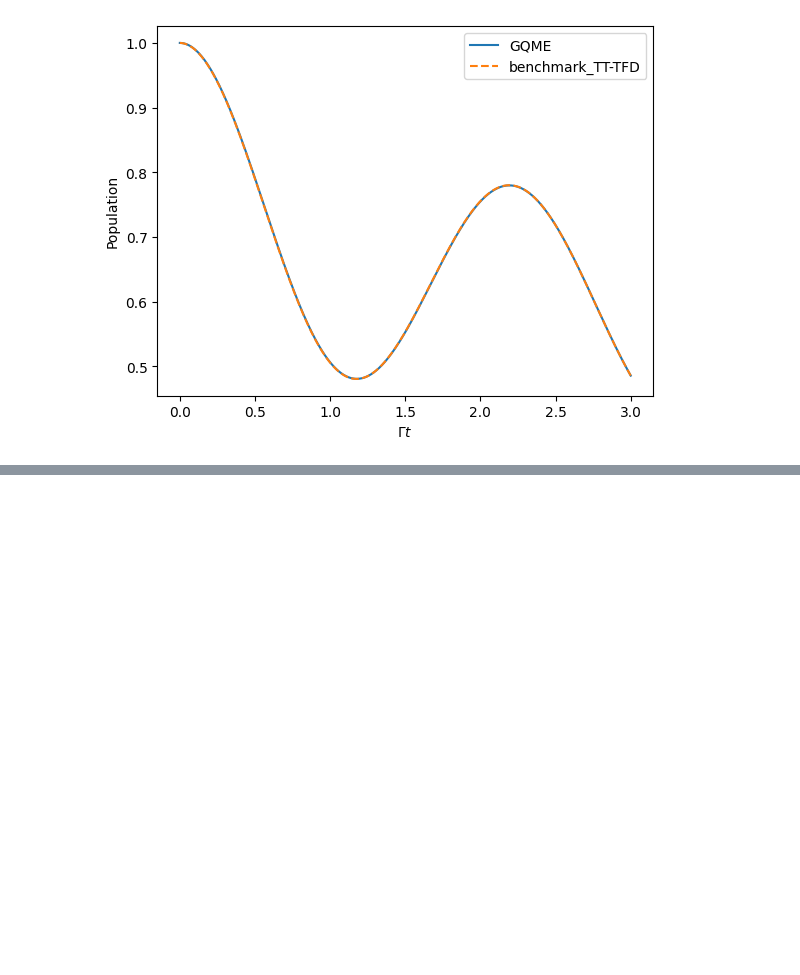
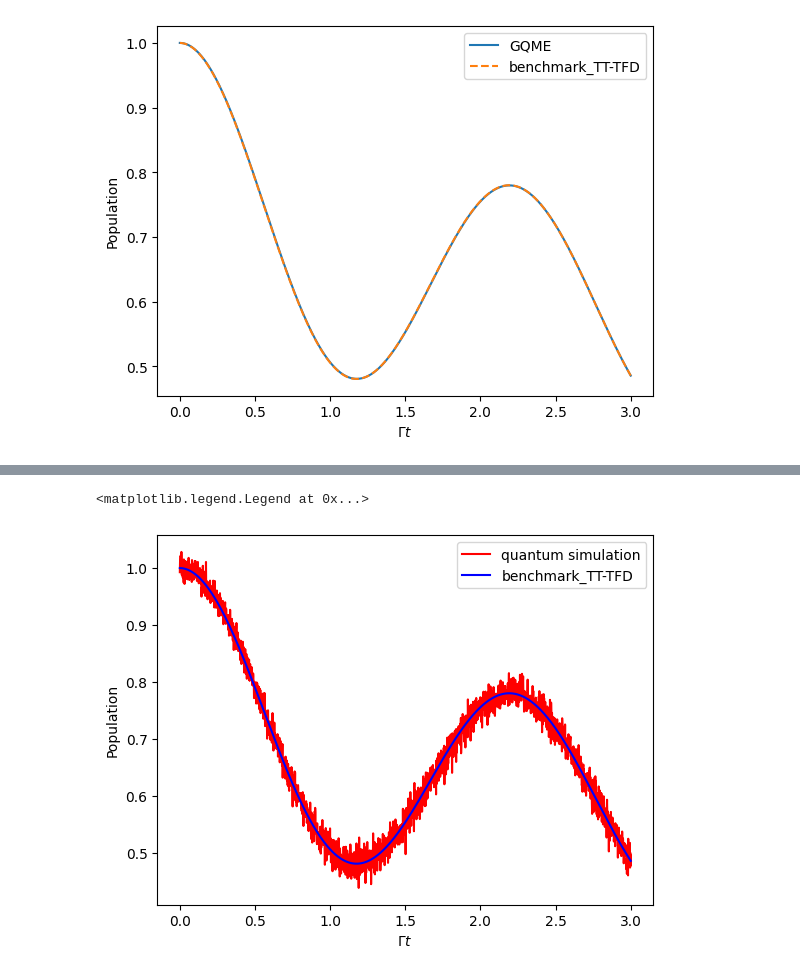
Before and after one commit to XiaohanDan97/CCI_PartIII_GQME, a Jupyter notebook: CCIGQME_Tutorial.ipynb, the cells around one changed output, grey strips where cells are left out. Saved outputs shown, nothing was run; the diff lists cells and outputs as text; code cells hidden in the pictures; blank space fills up the shorter version.

Commit message:
Check GQME, add dilation code
Ningyi checked the GQME part, add some code with GoogleDrive
Add the quantum algorithm based on dilation to the ipynb.

```diff
--- a/CCIGQME_Tutorial.ipynb
+++ b/CCIGQME_Tutorial.ipynb
@@ -290,7 +297,7 @@ sigma_hold[0] = 1.
 # loop to propagate sigma
 print(">>> Starting GQME propagation, memory time =", MEM_TIME)
 for l in range(TIME_STEPS - 1): # it propagates to the final time step
-    print(l)
+    if l%100==0: print(l)
     currentTime = l * DT
 
     sigma_hold = PropagateRK4(currentTime, MEM_TIME, kernel, sigma_hold, sigma)
@@ -332,0 +385,25 @@ plt.legend()
+# %%
+from numpy import linalg as la
+import scipy.linalg as sp
+
+def dilate(array):
+
+  # Normalization factor of 1.5 to ensure contraction
+  norm = la.norm(array,2)*1.5
+  array_new = array/norm
+
+  ident = np.eye(array.shape[0])
+
+  # Calculate the conjugate transpose of the G propagator
+  fcon = (array_new.conjugate()).T
+
+  # Calculate the defect matrix for dilation
+  fdef = sp.sqrtm(ident - np.dot(fcon, array_new))
+
+  # Calculate the defect matrix for the conjugate of the G propagator
+  fcondef = sp.sqrtm(ident - np.dot(array_new, fcon))
+
+  # Dilate the G propagator to create a unitary operator
+  array_dilated = np.block([[array_new, fcondef], [fdef, -fcon]])
+
+  return array_dilated, norm
@@ -332,0 +483,12 @@ plt.legend()
+# %%
+# Read the exact TT-TFD results
+timeVec, sigma_tt_tfd = wr.read_operator_array("TTTFD_Output/TFDSigma_")
+# Plot the population of the donor and acceptor states
+plt.plot(timeVec, pop_donor, 'r-', label="quantum simulation")
+plt.plot(timeVec, sigma_tt_tfd[:,0] ,'b-', label='benchmark_TT-TFD')
+plt.xlabel('$\Gamma t$')
+plt.ylabel('Population')
+plt.legend()
+# %% [output]
+<matplotlib.legend.Legend at 0x...>
+[figure, added]
```
Also changed, not shown: parts of 17 cells of this notebook.
